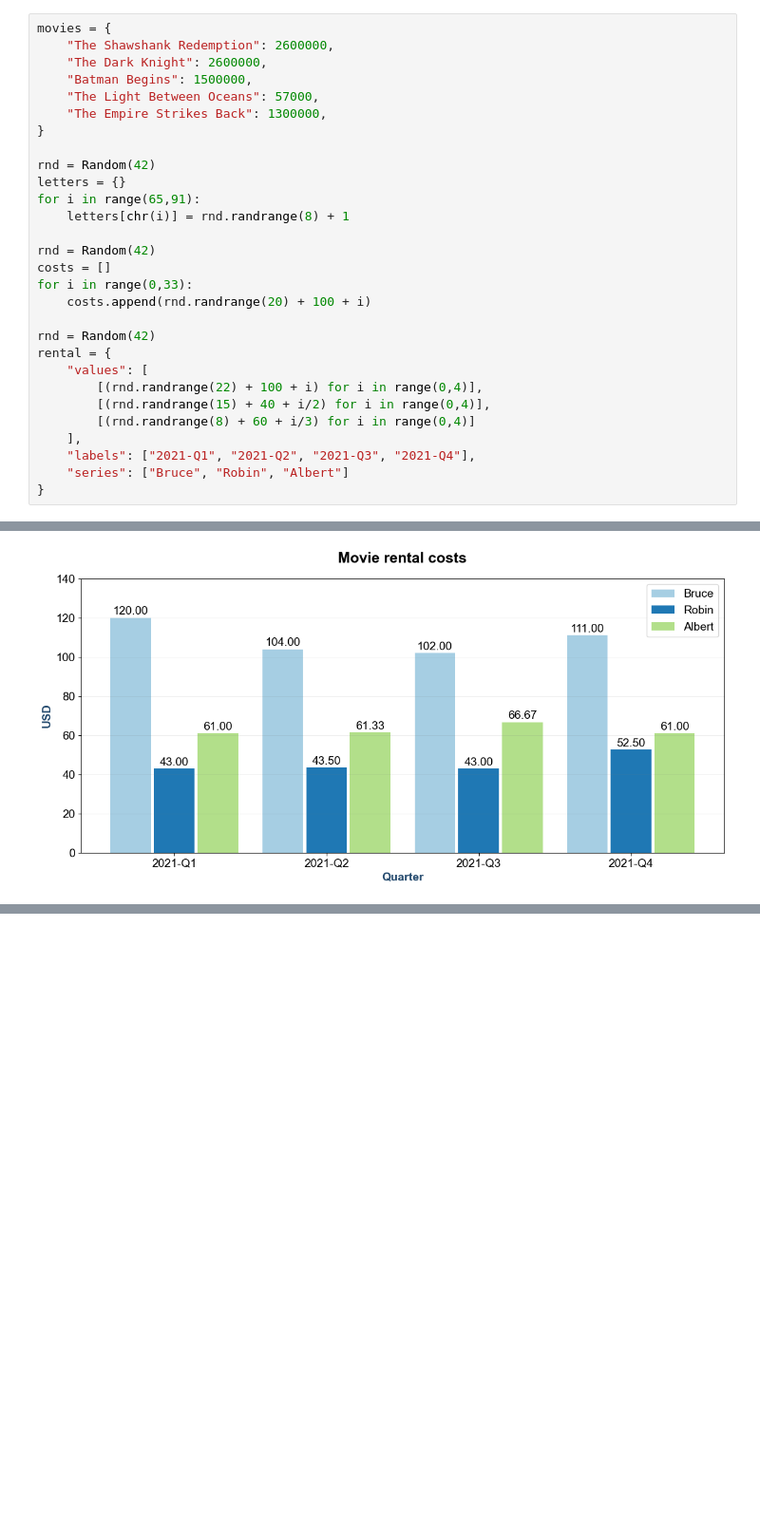
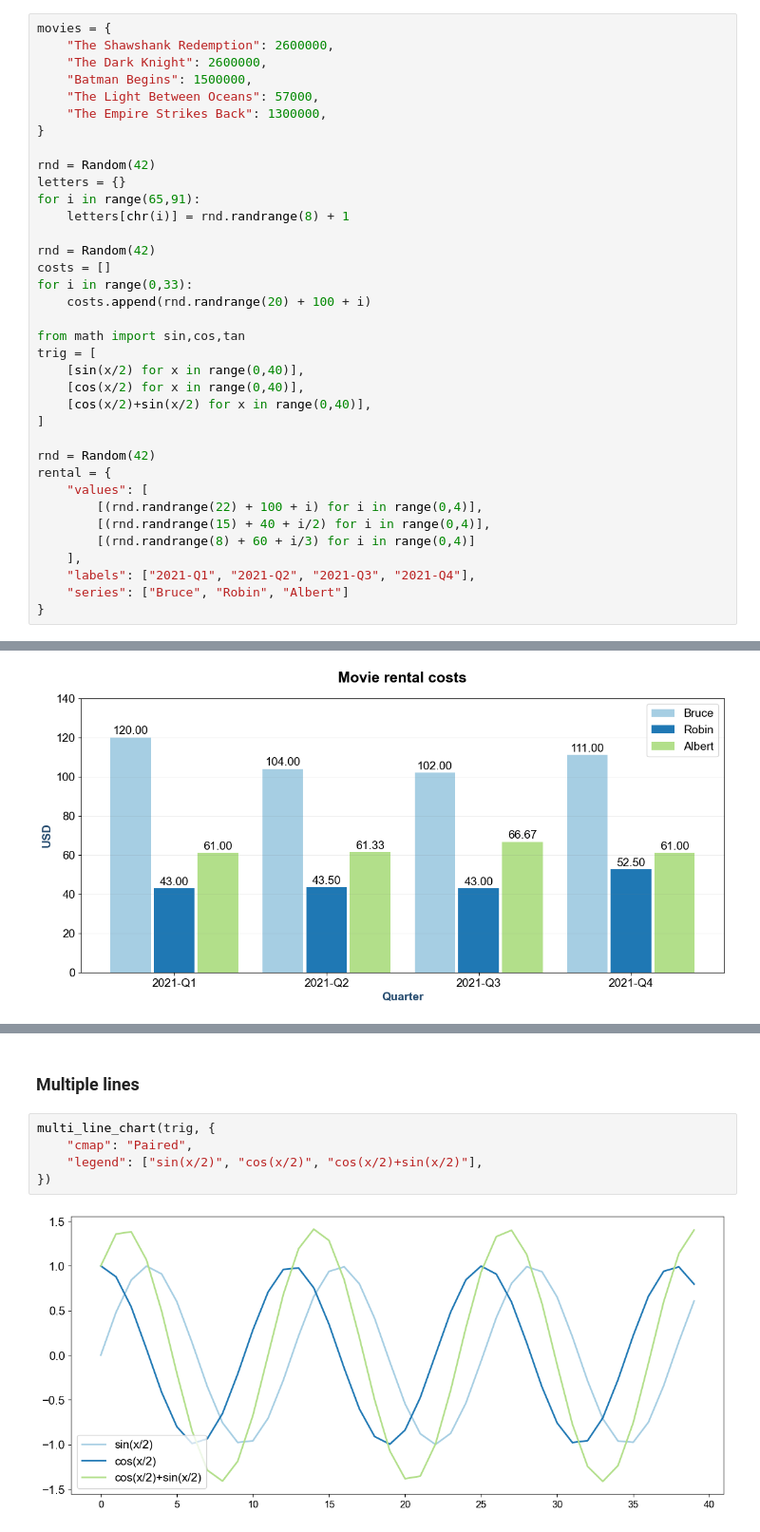
Before and after one commit to jhagelback/customized_chart, a Jupyter notebook: Examples.ipynb, the cells around one changed output, grey strips where cells are left out. Shown at 95% size. Saved outputs shown, nothing was run; the diff lists cells and outputs as text; blank space fills up the shorter version.

Commit message:
Version 0.1.10: Added multi line chart

```diff
--- a/Examples.ipynb
+++ b/Examples.ipynb
@@ -29,6 +29,13 @@ costs = []
 for i in range(0,33):
     costs.append(rnd.randrange(20) + 100 + i)
 
+from math import sin,cos,tan
+trig = [
+    [sin(x/2) for x in range(0,40)],
+    [cos(x/2) for x in range(0,40)],
+    [cos(x/2)+sin(x/2) for x in range(0,40)],
+]
+
 rnd = Random(42)
 rental = {
     "values": [
@@ -171,0 +179,9 @@ grouped_bar_chart(rental, {
+# %% [markdown]
+### Multiple lines
+# %%
+multi_line_chart(trig, {
+    "cmap": "Paired",
+    "legend": ["sin(x/2)", "cos(x/2)", "cos(x/2)+sin(x/2)"],
+})
+# %% [output]
+[figure, added]
```
Also changed, not shown: parts of 5 cells of this notebook, 3 other files.
